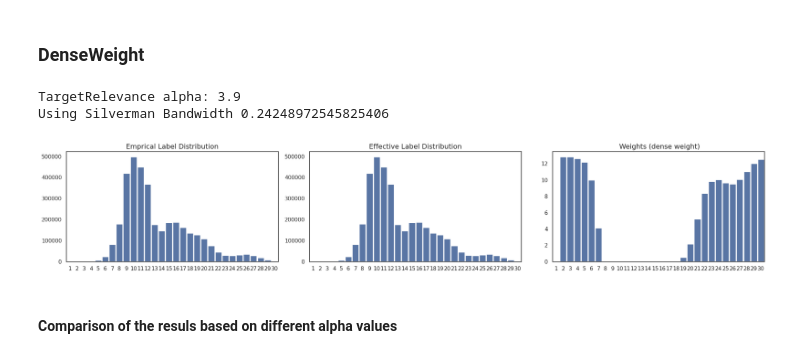
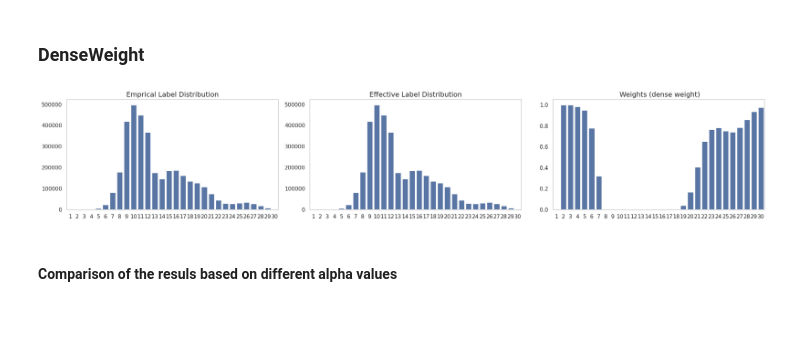
Before and after one commit to plant-ai-biophysics-lab/imbalance_deep_regression_yield_forecasting, a Jupyter notebook: Inference/ReWeightingMethods.ipynb, the cells around one changed output. Drawn from its saved outputs; the diff is of its cells as text; code cells hidden in the pictures; blank space fills up the shorter version.

```diff
--- a/Inference/ReWeightingMethods.ipynb
+++ b/Inference/ReWeightingMethods.ipynb
@@ -36,16 +36,15 @@ from src import utils, RWSampler, Inference, dataloader
 # %%
 RGB_train_DW = pd.read_csv('/data2/hkaman/Imbalance/EXPs/EXP_011_64_001_05_RGB_DW_Alpha1/011_64_001_05_RGB_DW_Alpha1_train.csv',  index_col=0)
 weights = RWSampler.TargetRelevance(RGB_train_DW['ytrue'].values, alpha = 3.9).__call__(RGB_train_DW['ytrue'].values)
-#weights = np.where(weights >= 1, weights, 1)
+#weights = 1/weights #np.where(weights >= 1, weights, 1)
+weights = weights / np.max(weights)
 newdf = pd.DataFrame()
 newdf['ytrue']   = RGB_train_DW['ytrue']
 newdf['weights'] = weights
 weights_bins, ytrue_bins = Inference.return_samples_weight_per_bins(newdf)
 _ = utils.triple_emp_effective_weights_hist_plot(ytrue_bins, ytrue_bins, weights_bins, method = 'dense weight')
 # %% [output]
-TargetRelevance alpha: 3.9
-Using Silverman Bandwidth 0.24248972545825406
-[figure, old version]
+[figure, new version]
 # %% [markdown]
 #### Comparison of the resuls based on different alpha values
 # %%
```
Also changed, not shown: parts of 2 cells of this notebook, 6 other files.
